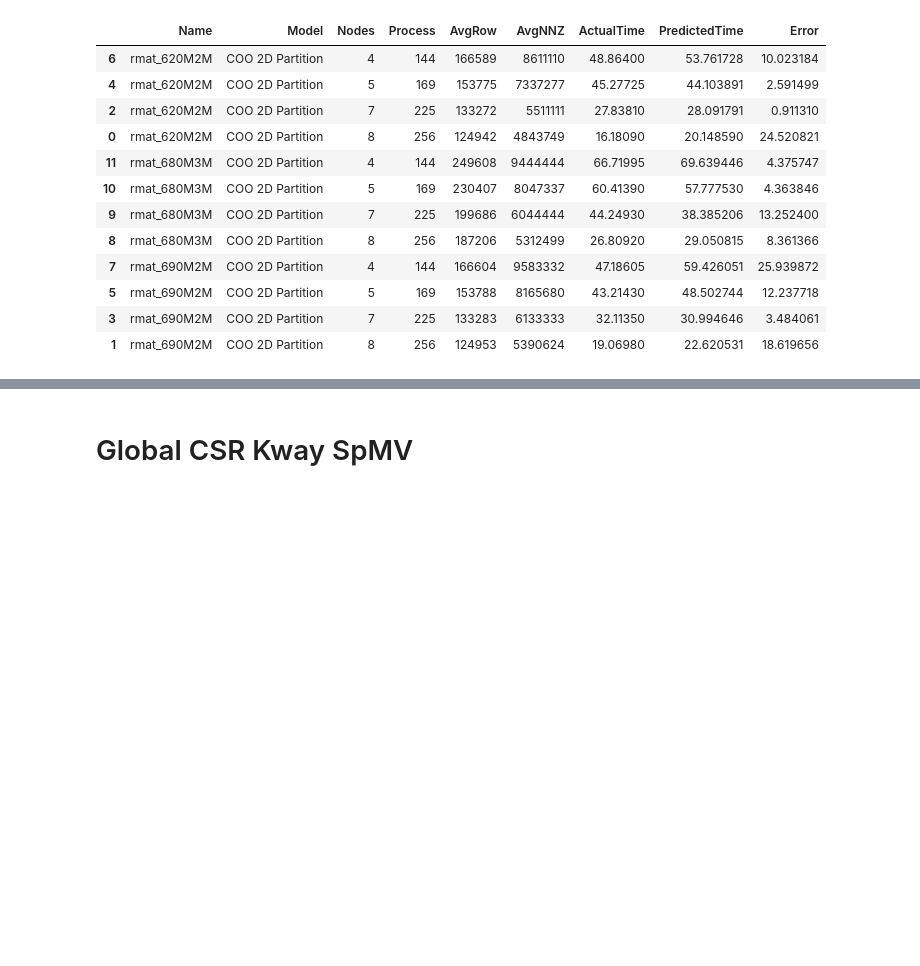
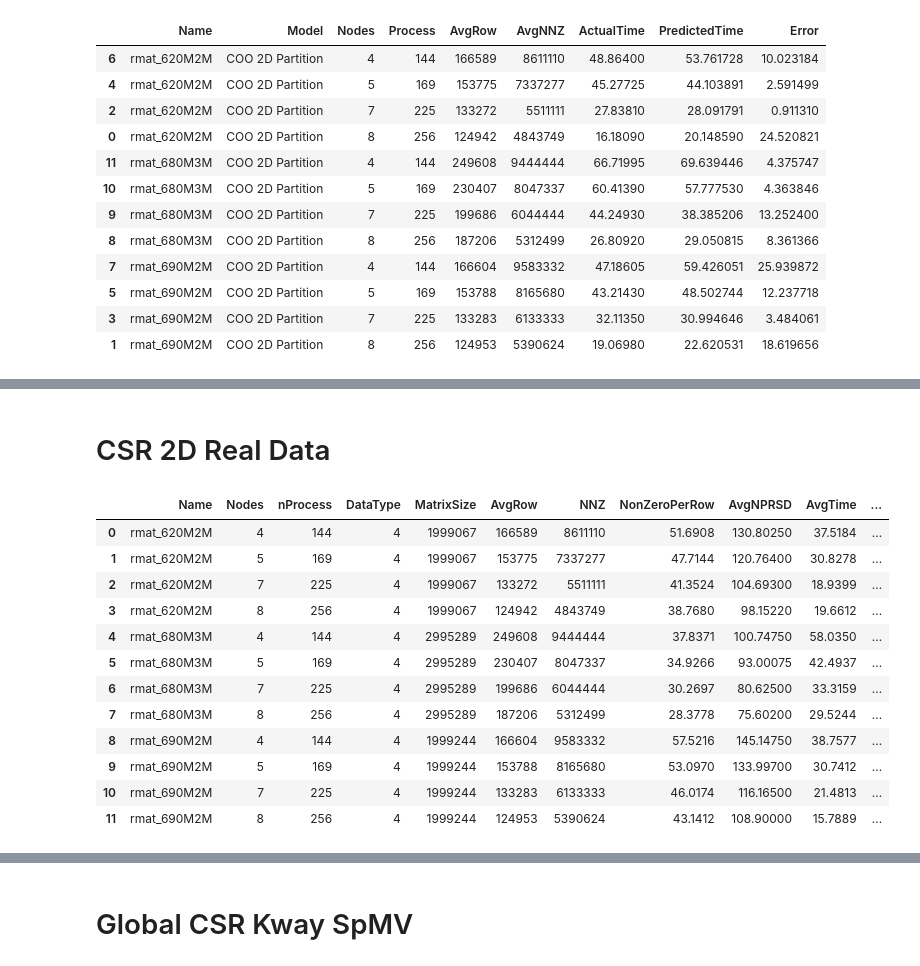
Before and after one commit to marufdsi/ConferencePapers, a Jupyter notebook: ICPP2021/SpMV Plots for R-Mat Matrices.ipynb, the cells around one changed output, grey strips where cells are left out. Drawn from its saved outputs; the diff is of its cells as text; code cells hidden in the pictures; blank space fills up the shorter version.

```diff
--- a/ICPP2021/SpMV Plots for R-Mat Matrices.ipynb
+++ b/ICPP2021/SpMV Plots for R-Mat Matrices.ipynb
@@ -989,0 +1108,19 @@ rmat_690M2M rmat\_690M2M 8 256 COO 2D Partition
+# %% [markdown]
+# CSR 2D Real Data
+# %%
+rmat_csr_real_data = rmat_csr_2d[rmat_csr_2d["Name"].isin(rmat_test_matrices)].groupby(["Name", "Nodes", "nProcess", "DataType"]).mean().reset_index()
+rmat_csr_real_data
+# %% [output]
+|  | Name | Nodes | nProcess | DataType | MatrixSize | AvgRow | NNZ | NonZeroPerRow | AvgNPRSD | AvgTime | ... |
+| 0 | rmat_620M2M | 4 | 144 | 4 | 1999067 | 166589 | 8611110 | 51.6908 | 130.80250 | 37.5184 | ... |
+| 1 | rmat_620M2M | 5 | 169 | 4 | 1999067 | 153775 | 7337277 | 47.7144 | 120.76400 | 30.8278 | ... |
+| 2 | rmat_620M2M | 7 | 225 | 4 | 1999067 | 133272 | 5511111 | 41.3524 | 104.69300 | 18.9399 | ... |
+| 3 | rmat_620M2M | 8 | 256 | 4 | 1999067 | 124942 | 4843749 | 38.7680 | 98.15220 | 19.6612 | ... |
+| 4 | rmat_680M3M | 4 | 144 | 4 | 2995289 | 249608 | 9444444 | 37.8371 | 100.74750 | 58.0350 | ... |
+| 5 | rmat_680M3M | 5 | 169 | 4 | 2995289 | 230407 | 8047337 | 34.9266 | 93.00075 | 42.4937 | ... |
+| 6 | rmat_680M3M | 7 | 225 | 4 | 2995289 | 199686 | 6044444 | 30.2697 | 80.62500 | 33.3159 | ... |
+| 7 | rmat_680M3M | 8 | 256 | 4 | 2995289 | 187206 | 5312499 | 28.3778 | 75.60200 | 29.5244 | ... |
+| 8 | rmat_690M2M | 4 | 144 | 4 | 1999244 | 166604 | 9583332 | 57.5216 | 145.14750 | 38.7577 | ... |
+| 9 | rmat_690M2M | 5 | 169 | 4 | 1999244 | 153788 | 8165680 | 53.0970 | 133.99700 | 30.7412 | ... |
+| 10 | rmat_690M2M | 7 | 225 | 4 | 1999244 | 133283 | 6133333 | 46.0174 | 116.16500 | 21.4813 | ... |
+| 11 | rmat_690M2M | 8 | 256 | 4 | 1999244 | 124953 | 5390624 | 43.1412 | 108.90000 | 15.7889 | ... |
```
Also changed, not shown: parts of 20 cells of this notebook, 3 other files.
